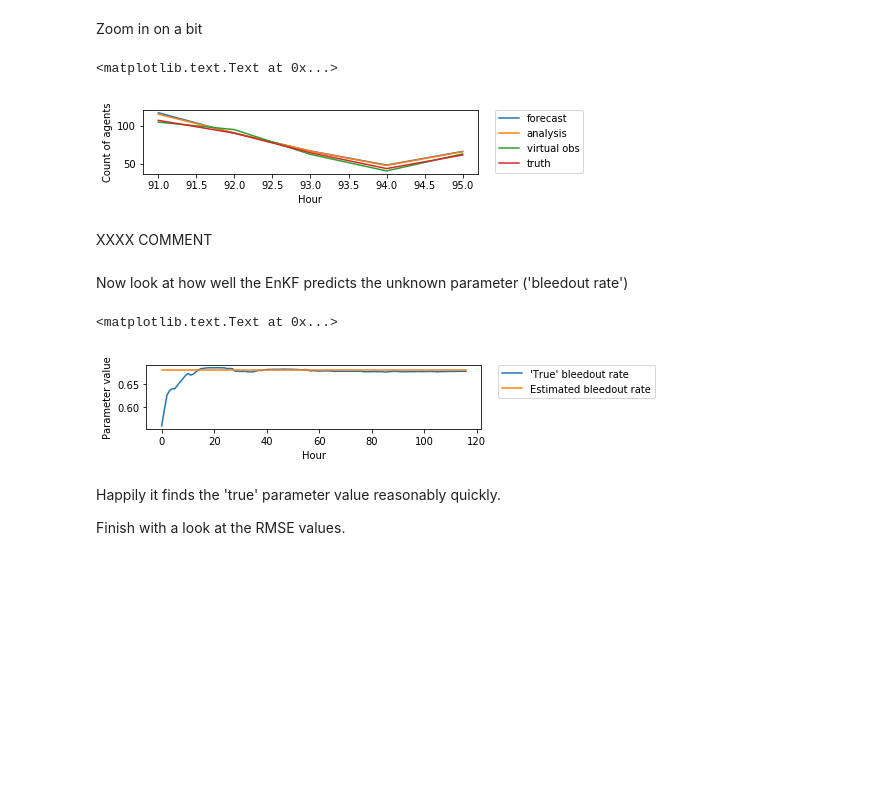
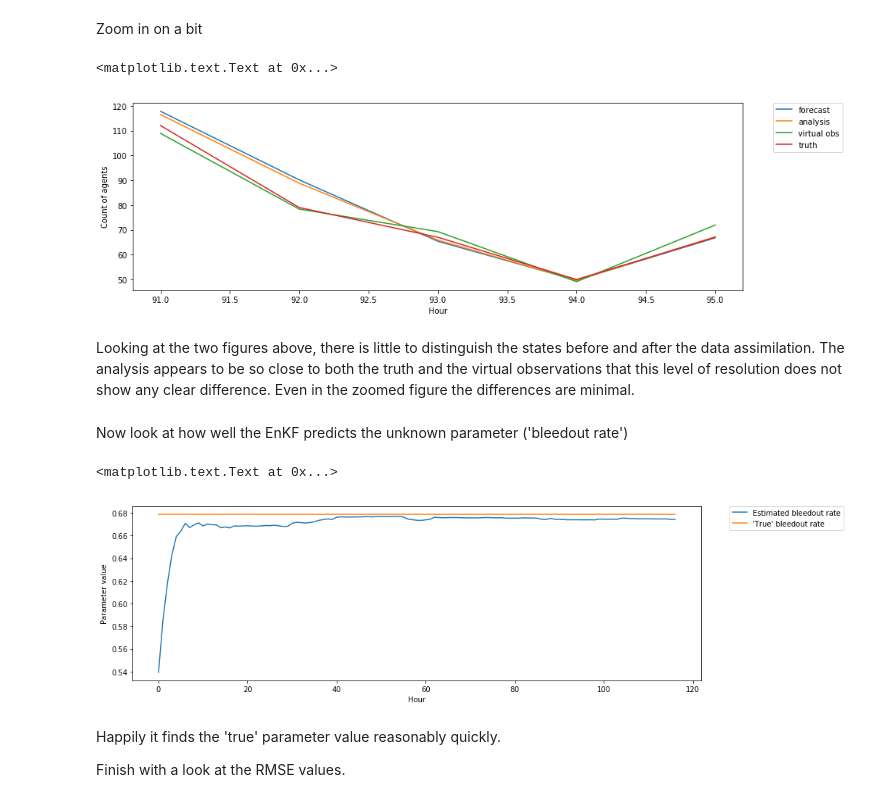
Before and after one commit to nickmalleson/surf, a Jupyter notebook: abm/essa-kalman_filter/Kalman_Example.ipynb, the cells around one changed output. Drawn from its saved outputs; the diff is of its cells as text; code cells hidden in the pictures; blank space fills up the shorter version.

```diff
--- a/abm/essa-kalman_filter/Kalman_Example.ipynb
+++ b/abm/essa-kalman_filter/Kalman_Example.ipynb
@@ -397,34 +381,37 @@ Zoom in on a bit
 # %%
 m = 91
 n = 96
 
 xaxis = [i for i in range(m,n)]
+fig = plt.figure(figsize=(14,15))
 ax = plt.subplot(3,1,2)
 plt.plot(xaxis, stored_forecast[m:n], label="forecast")
 plt.plot(xaxis, stored_analysis[m:n], label="analysis")
 plt.plot(xaxis, stored_truth[m:n], label="virtual obs")
 plt.plot(xaxis, smallertruth[m:n], label="truth")
 plt.legend(bbox_to_anchor=(1.05, 1), loc=2, borderaxespad=0.)
 ax.set_xlabel('Hour')
 ax.set_ylabel('Count of agents')
 # %% [output]
 <matplotlib.text.Text at 0x...>
-[figure, old version]
+[figure, new version]
-# %% [markdown]
-XXXX COMMENT
+# %% [markdown]
+Looking at the two figures above, there is little to distinguish the states before and after the data assimilation. The analysis appears to be so close to both the truth and the virtual observations that this level of resolution does not show any clear difference. Even in the zoomed figure the differences are minimal.
 # %% [markdown]
 Now look at how well the EnKF predicts the unknown parameter ('bleedout rate')
 # %%
+fig = plt.figure(figsize=(14,15))
+
 ax = plt.subplot(3,1,3)
-plt.plot(stored_parameter[0:117], label="'True' bleedout rate")
-plt.plot([bleedoutrate_true for i in range(117)], label="Estimated bleedout rate")
+plt.plot(stored_parameter[0:117], label="Estimated bleedout rate")
+plt.plot([bleedoutrate_true for i in range(117)], label="'True' bleedout rate")
 plt.legend(bbox_to_anchor=(1.05, 1), loc=2, borderaxespad=0.)
 
 ax.set_xlabel('Hour')
 ax.set_ylabel('Parameter value')
 # %% [output]
 <matplotlib.text.Text at 0x...>
-[figure, old version]
+[figure, new version]
 # %% [markdown]
 Happily it finds the 'true' parameter value reasonably quickly.
 
```
Also changed, not shown: parts of 16 cells of this notebook, 1 other file.
